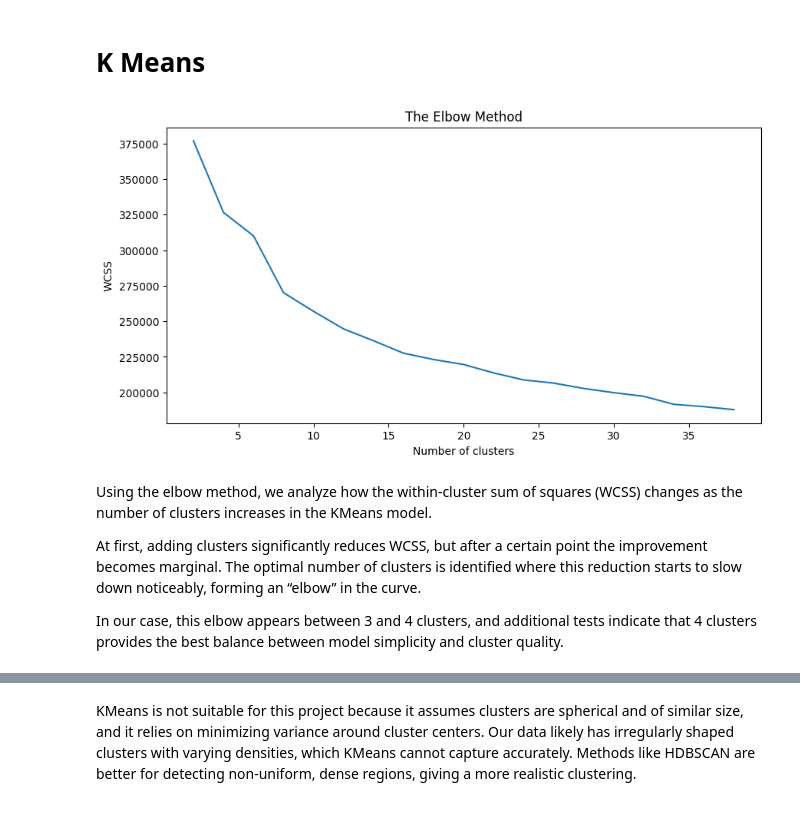
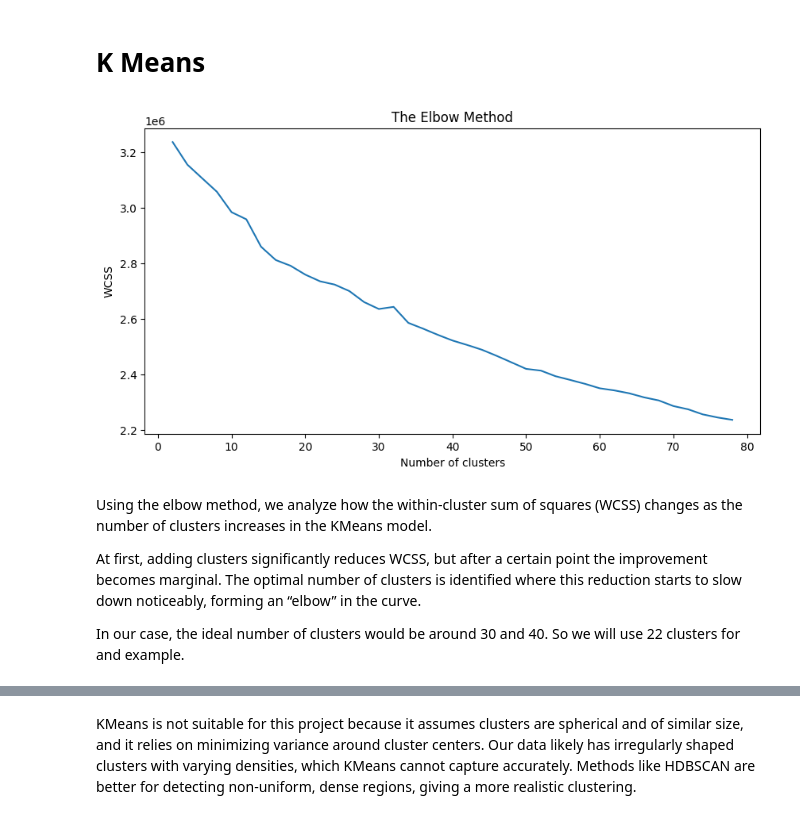
Before and after one commit to Etxarri/ShelterAI, a Jupyter notebook: backend/ai-service/documentation/clustering_models.ipynb, the cells around one changed output, grey strips where cells are left out. Cells and saved outputs as stored; diff of their text form; code cells hidden in the pictures.

```diff
--- a/backend/ai-service/documentation/clustering_models.ipynb
+++ b/backend/ai-service/documentation/clustering_models.ipynb
@@ -323,15 +324,15 @@ dfkmean = train_df
 # %%
 from sklearn.cluster import KMeans
 wcss = []
-for i in range(2, 40, 2):
+for i in range(2, 80, 2):
     kmeans = KMeans(n_clusters = i, init = 'k-means++', random_state = 42)
-    kmeans.fit(dfkmean)
+    kmeans.fit(X_scaled)
     wcss.append(kmeans.inertia_)
-plt.plot(range(2, 40, 2), wcss)
+plt.plot(range(2, 80, 2), wcss)
 plt.title('The Elbow Method')
 plt.xlabel('Number of clusters')
 plt.ylabel('WCSS')
 plt.show()
 # %% [output]
-[figure, old version]
+[figure, new version]
 # %%
@@ -341,7 +342,7 @@ Using the elbow method, we analyze how the within-cluster sum of squares (WCSS)
 
 At first, adding clusters significantly reduces WCSS, but after a certain point the improvement becomes marginal. The optimal number of clusters is identified where this reduction starts to slow down noticeably, forming an “elbow” in the curve.
 
-In our case, this elbow appears between 3 and 4 clusters, and additional tests indicate that 4 clusters provides the best balance between model simplicity and cluster quality.
+In our case, the ideal number of clusters would be around 30 and 40. So we will use 22 clusters for and example.
 # %%
 kmeans = KMeans(n_clusters=n_clusters, init='k-means++', random_state=42)
 y_kmeans = kmeans.fit_predict(X_scaled)
```
Also changed, not shown: parts of 24 cells of this notebook.
